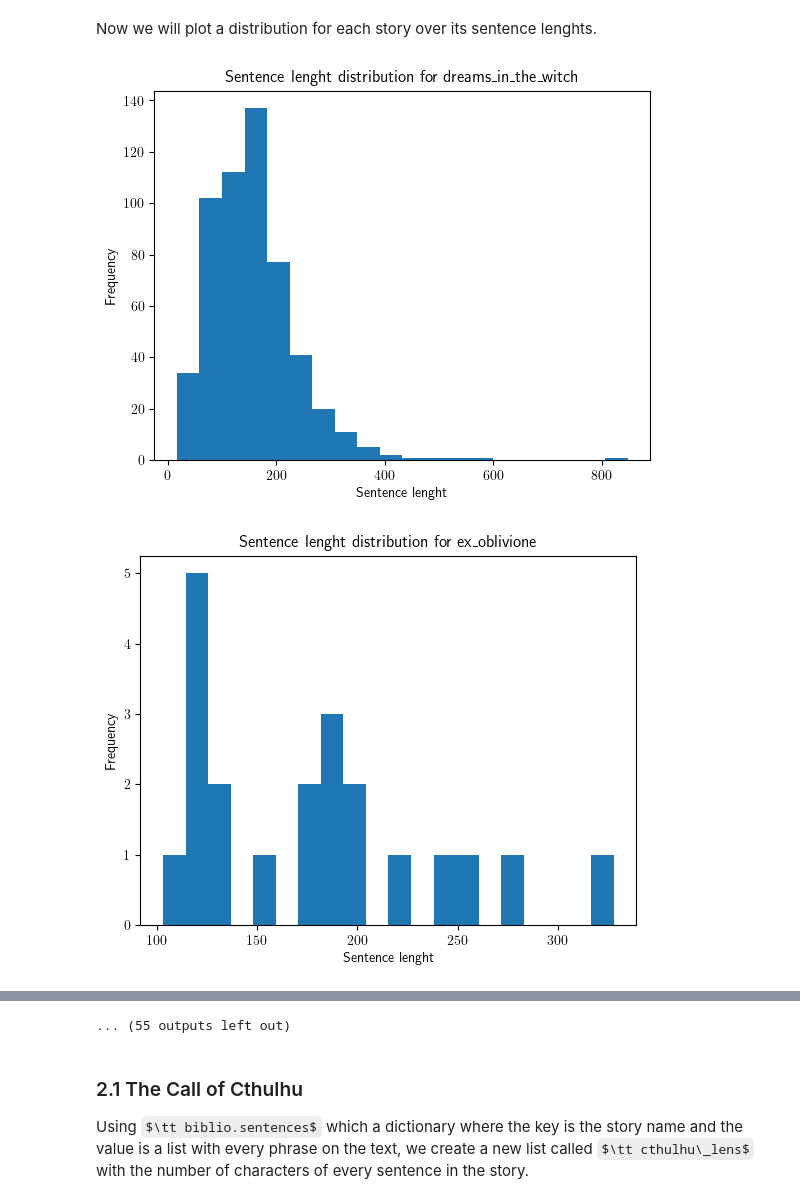
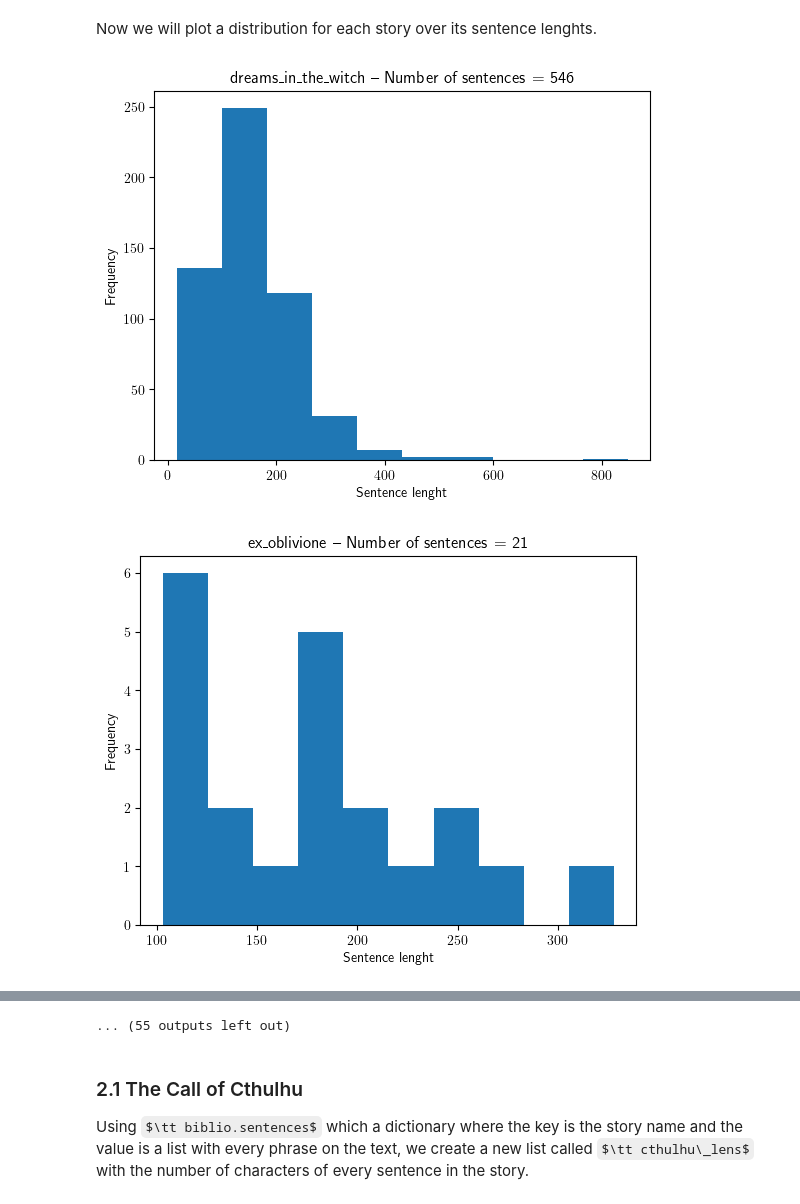
Before and after one commit to LFD103108/lovecraft, a Jupyter notebook: notebooks/03_textual_visualization.ipynb, the cells around one changed output, grey strips where cells are left out. Saved outputs shown, nothing was run; the diff lists cells and outputs as text; code cells hidden in the pictures; some formulas as TeX source.

Commit message:
saving plots on the notebook

```diff
--- a/notebooks/03_textual_visualization.ipynb
+++ b/notebooks/03_textual_visualization.ipynb
@@ -137,11 +137,12 @@ lenghts
 Now we will plot a distribution for each story over its sentence lenghts.
 # %%
 for story, sentence_lenghts in lenghts.items():
-    plt.hist(sentence_lenghts, bins=20)
-    plt.title(f'Sentence lenght distribution for {story}')
+    plt.hist(sentence_lenghts, bins=10)
+    plt.title(f'{story} -- Number of sentences = {len(sentence_lenghts)}')
     plt.xlabel('Sentence lenght')
     plt.ylabel('Frequency')
+    plt.savefig(f'plots/sentence_lenght/sentence_lenght_distribution_{story}.png')
     plt.show()
 # %% [output]
-[figure, old version]
+[figure, new version]
-[figure, old version]
+[figure, new version]
```
Also changed, not shown: parts of 1 cell of this notebook.
